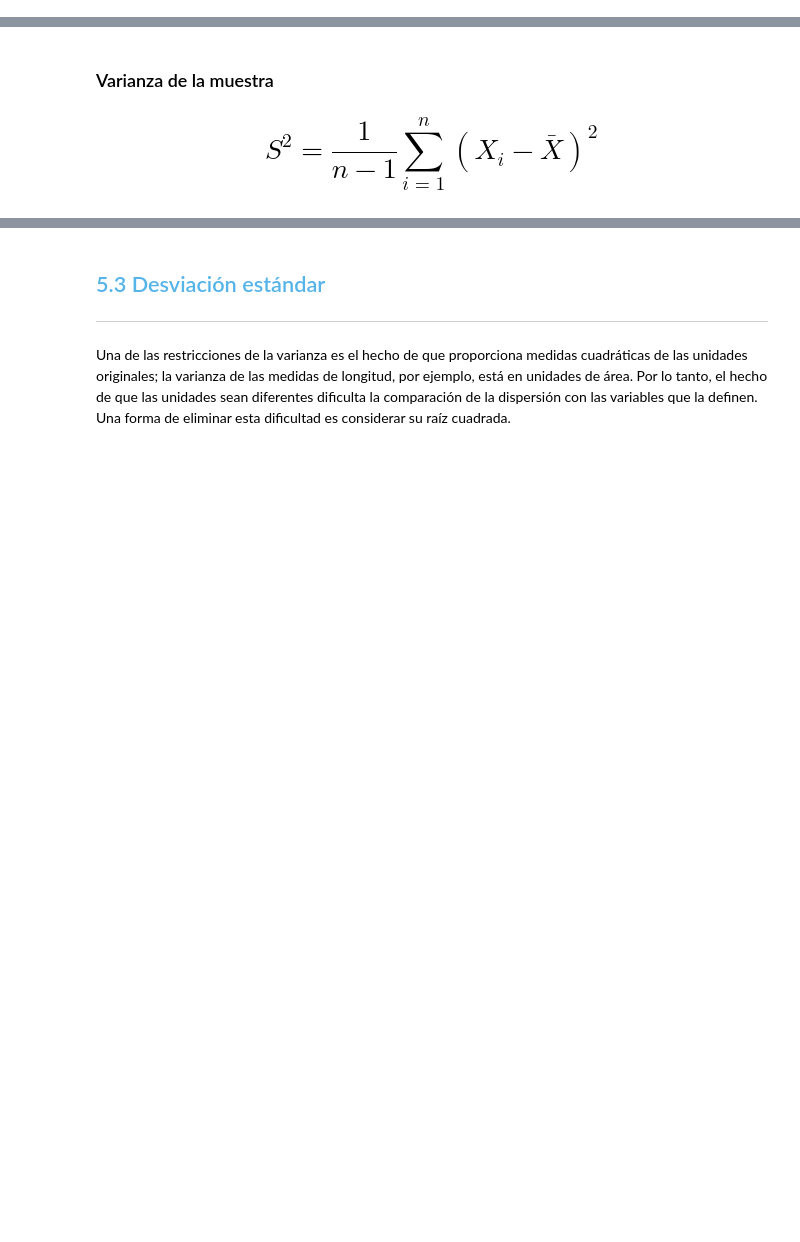
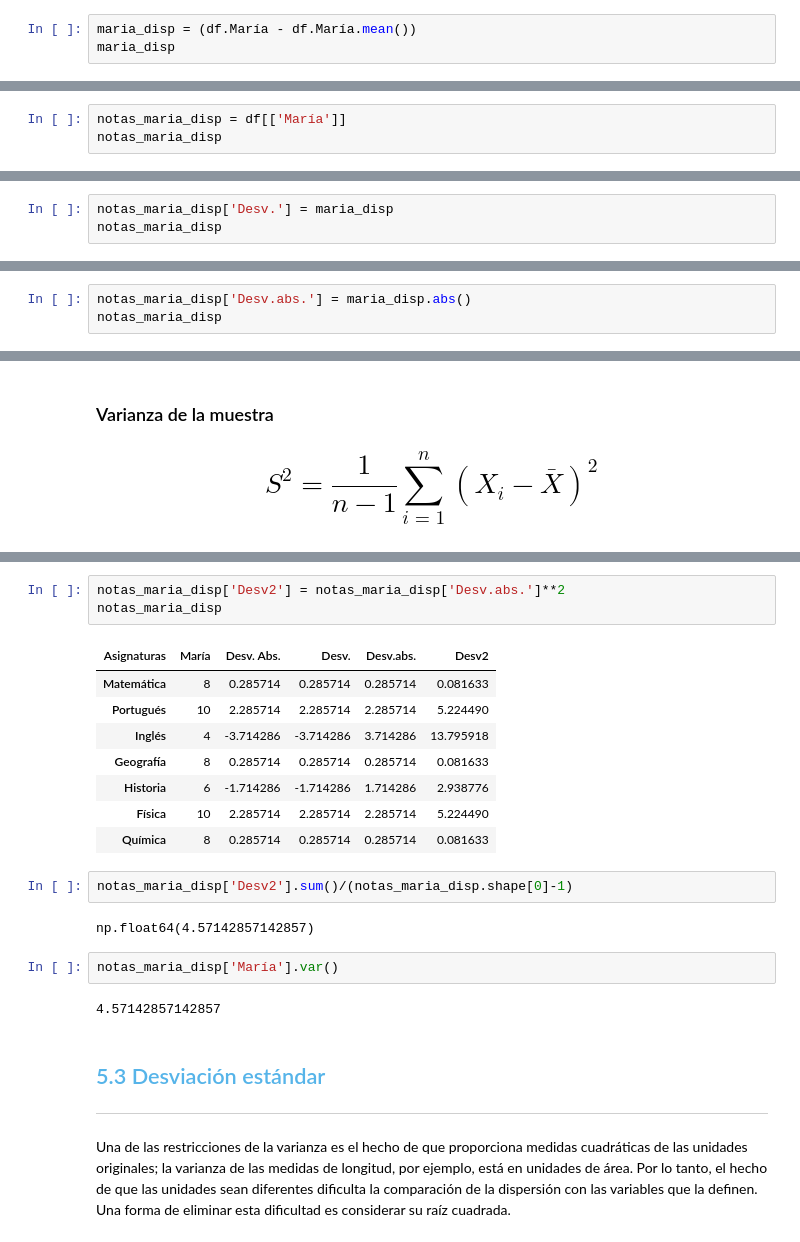
Before and after one commit to jetscore/Python-Prep, a Jupyter notebook: Curso_de_Estadística_con_Python_1.ipynb, the cells around one changed output, grey strips where cells are left out. Cells and saved outputs as stored; diff of their text form; blank space fills up the shorter version.

```diff
--- a/Curso_de_Estadística_con_Python_1.ipynb
+++ b/Curso_de_Estadística_con_Python_1.ipynb
@@ -636,0 +809,3 @@ Aunque las medidas de tendencia central y de localización proporcionan un resum
+# %%
+maria_disp = (df.María - df.María.mean())
+maria_disp
@@ -636,0 +822,3 @@ Aunque las medidas de tendencia central y de localización proporcionan un resum
+# %%
+notas_maria_disp = df[['María']]
+notas_maria_disp
@@ -636,0 +834,3 @@ Aunque las medidas de tendencia central y de localización proporcionan un resum
+# %%
+notas_maria_disp['Desv.'] = maria_disp
+notas_maria_disp
@@ -636,0 +846,3 @@ Aunque las medidas de tendencia central y de localización proporcionan un resum
+# %%
+notas_maria_disp['Desv.abs.'] = maria_disp.abs()
+notas_maria_disp
@@ -652,3 +906,23 @@ La varianza se construye a partir de las diferencias entre cada observación y l
+# %%
+notas_maria_disp['Desv2'] = notas_maria_disp['Desv.abs.']**2
+notas_maria_disp
+# %% [output]
+| Asignaturas | María | Desv. Abs. | Desv. | Desv.abs. | Desv2 |
+| Matemática | 8 | 0.285714 | 0.285714 | 0.285714 | 0.081633 |
+| Portugués | 10 | 2.285714 | 2.285714 | 2.285714 | 5.224490 |
+| Inglés | 4 | -3.714286 | -3.714286 | 3.714286 | 13.795918 |
+| Geografía | 8 | 0.285714 | 0.285714 | 0.285714 | 0.081633 |
+| Historia | 6 | -1.714286 | -1.714286 | 1.714286 | 2.938776 |
+| Física | 10 | 2.285714 | 2.285714 | 2.285714 | 5.224490 |
+| Química | 8 | 0.285714 | 0.285714 | 0.285714 | 0.081633 |
+# %%
+notas_maria_disp['Desv2'].sum()/(notas_maria_disp.shape[0]-1)
+# %% [output]
+np.float64(4.57142857142857)
+# %%
+notas_maria_disp['María'].var()
+# %% [output]
+4.57142857142857
 # %% [markdown]
 ## <font color=#56B4E9>5.3 Desviación estándar</font>
 ***
```
Also changed, not shown: parts of 35 cells of this notebook.
